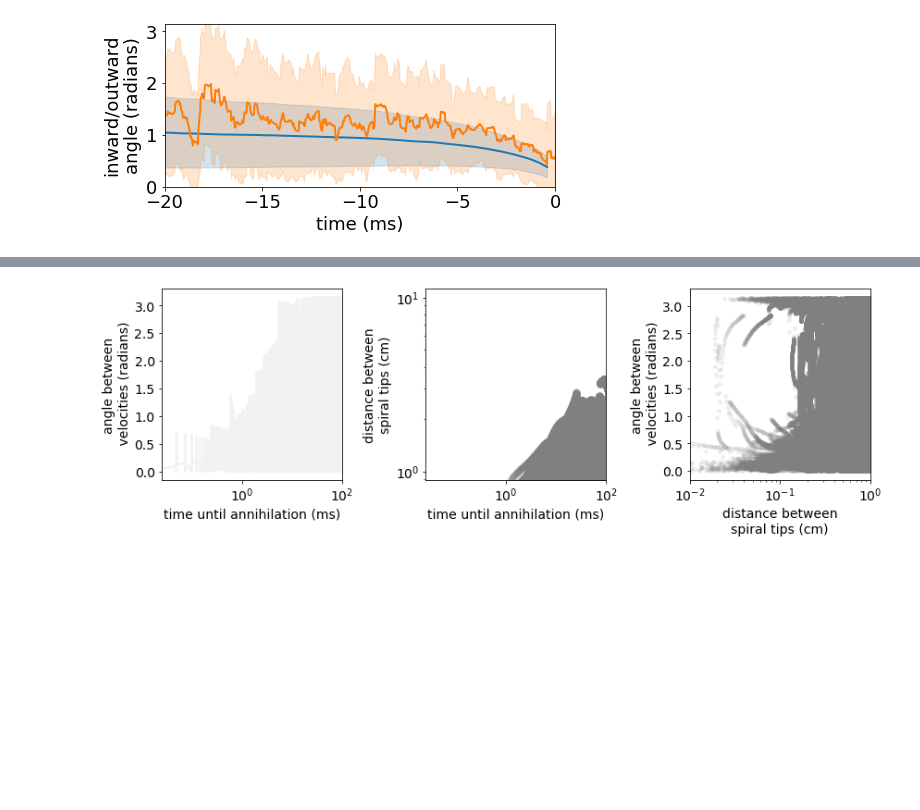
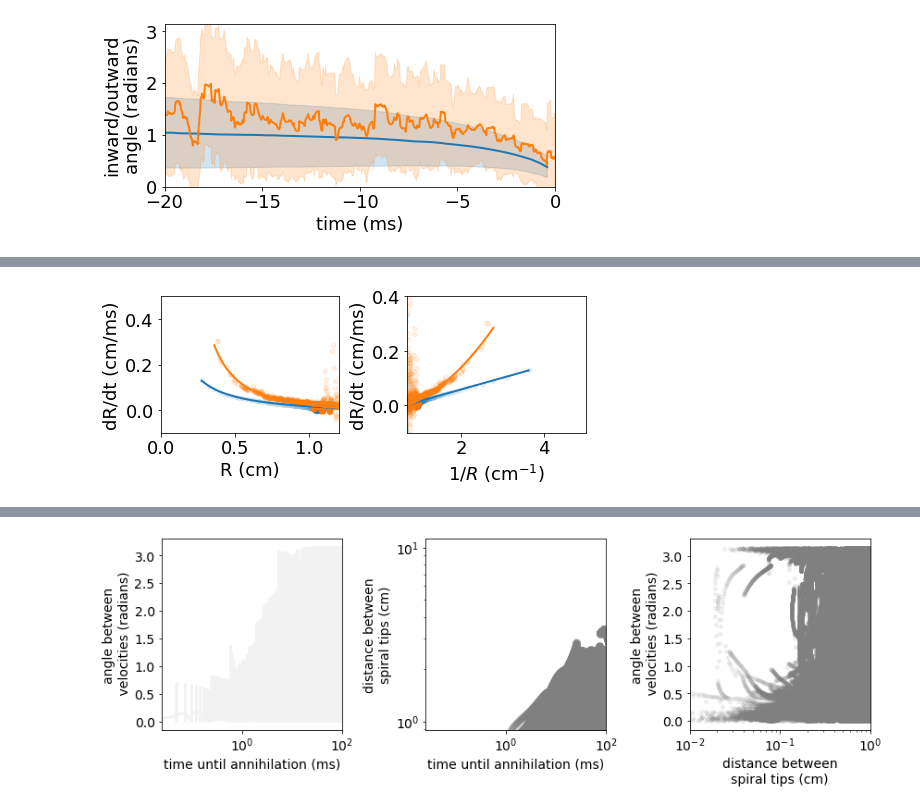
Before and after one commit to timtyree/care, a Jupyter notebook: notebooks/Measuring Average Forces between Spiral Tips.ipynb, the cells around one changed output, grey strips where cells are left out. Saved outputs shown, nothing was run; the diff lists cells and outputs as text; code cells hidden in the pictures; blank space fills up the shorter version.

```diff
--- a/notebooks/Measuring Average Forces between Spiral Tips.ipynb
+++ b/notebooks/Measuring Average Forces between Spiral Tips.ipynb
@@ -1262,0 +1469,45 @@ Rsquared=0.5521731445610751
+# %%
+fontsize=18
+alpha=0.1
+
+fig,axs=plt.subplots(ncols=2,figsize=(7,3))#(5,4))
+ax=axs[0]
+ax.scatter(x_values_fk,y_values_fk,c='C0',s=20,alpha=alpha)
+ax.scatter(x_values_lr,y_values_lr,c='C1',s=20,alpha=alpha)
+
+#plot fits
+ax.plot(x_values_fk,y_hat_values_fk,c='C0',lw=2,alpha=1)
+ax.plot(x_values_lr,y_hat_values_lr,c='C1',lw=2,alpha=1)
+
+ax.set_xlim([0,1.2])
+ax.set_ylim([-0.1,.5])
+ax.set_xlabel(x_label,fontsize=fontsize)
+ax.set_ylabel(y_label,fontsize=fontsize)
+# ax.set_xscale('log')
+ax.tick_params(axis='both', which='major', labelsize=fontsize)
+ax.tick_params(axis='both', which='minor', labelsize=1)
+
+ax=axs[1]
+ax.scatter(1/x_values_fk,y_values_fk,c='C0',s=20,alpha=alpha)
+ax.scatter(1/x_values_lr,y_values_lr,c='C1',s=20,alpha=alpha)
+
+#plot fits
+ax.plot(1/x_values_fk,y_hat_values_fk,c='C0',lw=2,alpha=1)
+ax.plot(1/x_values_lr,y_hat_values_lr,c='C1',lw=2,alpha=1)
+
+# y_hat_values_fk
+# y_hat_values_fk
+
+ax.set_xlim([.7,5])
+ax.set_ylim([-0.1,.4])
+ax.set_xlabel(r'$1/R$ (cm$^{-1}$)',fontsize=fontsize)
+ax.set_ylabel(y_label,fontsize=fontsize)
+
+# ax.set_xscale('log')
+ax.tick_params(axis='both', which='major', labelsize=fontsize)
+ax.tick_params(axis='both', which='minor', labelsize=1)
+#wrong bluf because aggregate
+plt.tight_layout()
+plt.show()
+# %% [output]
+[figure, added]
```
Also changed, not shown: parts of 24 cells of this notebook, 1 other file.
